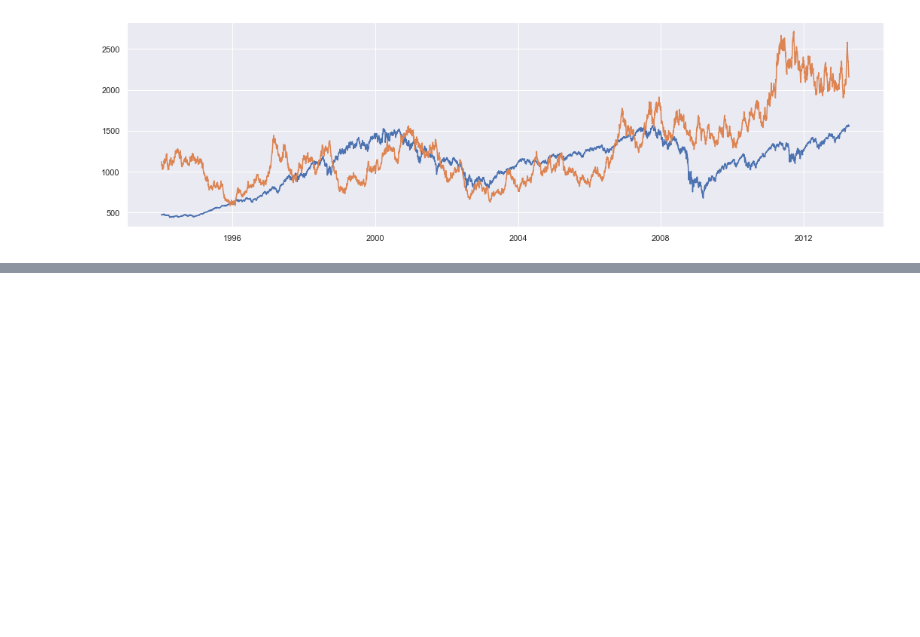
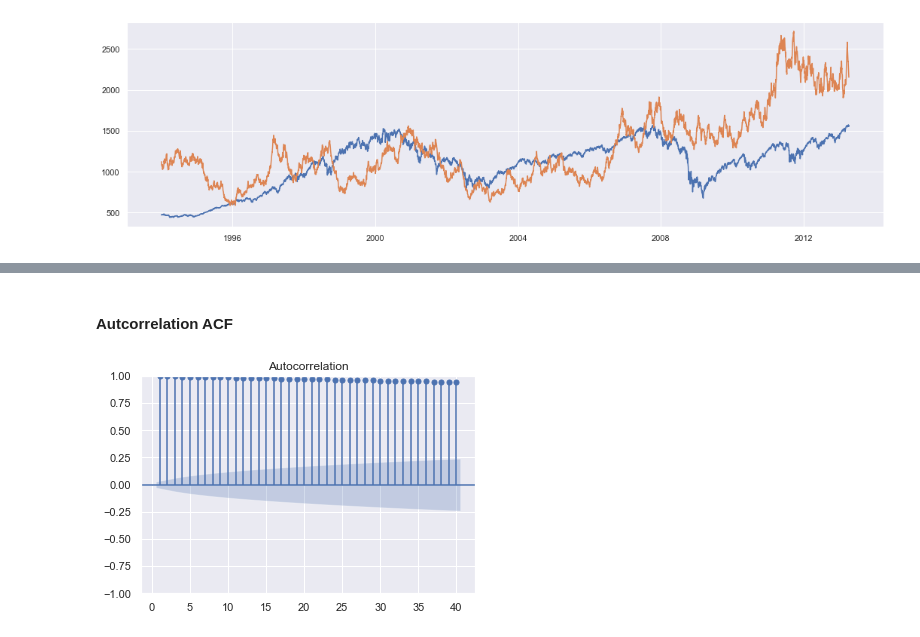
Before and after one commit to Dnbg1982/Practice-Projects, a Jupyter notebook: Practice Notebooks/Time_series.ipynb, the cells around one changed output, grey strips where cells are left out. Cells and saved outputs as stored; diff of their text form; code cells hidden in the pictures; blank space fills up the shorter version.

```diff
--- a/Practice Notebooks/Time_series.ipynb
+++ b/Practice Notebooks/Time_series.ipynb
@@ -225,0 +260,7 @@ AttributeError: module 'scipy.stats' has no attribute 'adfuller'
+# %% [markdown]
+#### Autcorrelation ACF
+# %%
+sgt.plot_acf(data.Market_Value, lags=40, zero=False)
+plt.show()
+# %% [output]
+[figure, added]
```
Also changed, not shown: parts of 21 cells of this notebook.
